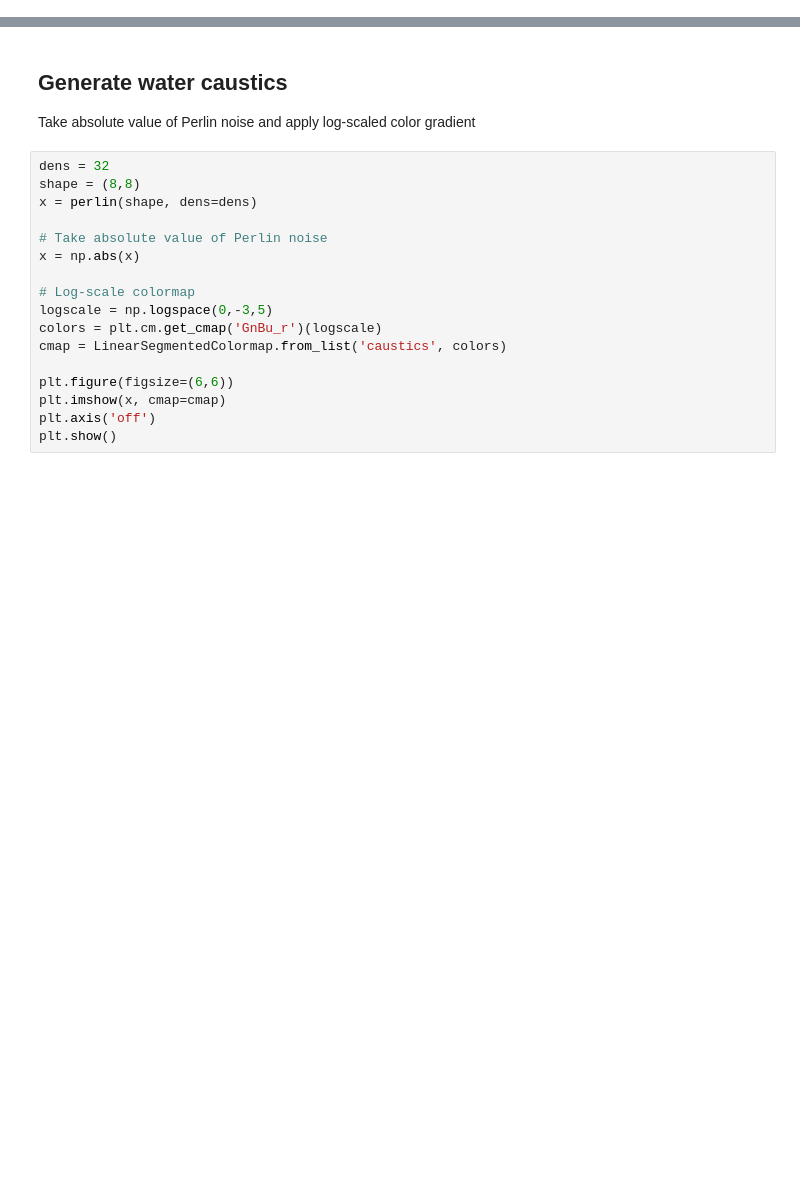
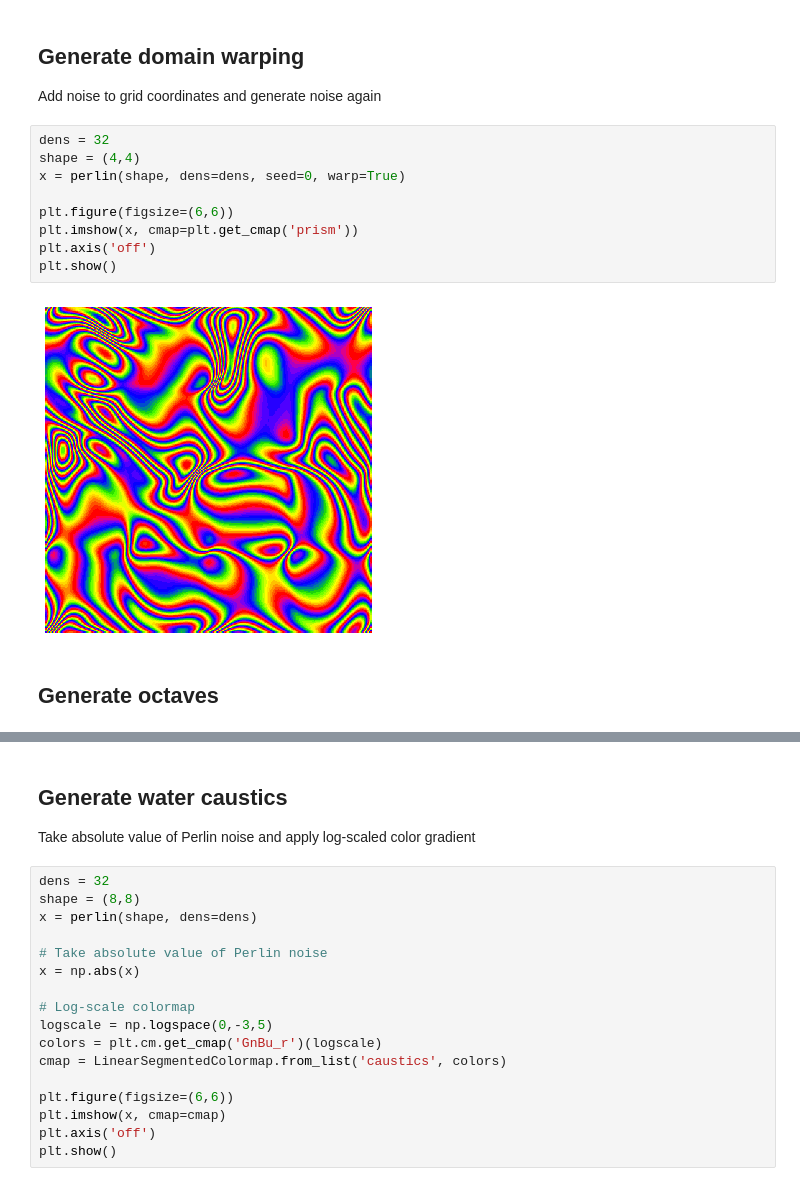
Before and after one commit to timpyrkov/pythonperlin, a Jupyter notebook: docs/notebook/example.ipynb, the cells around one changed output, grey strips where cells are left out. Drawn from its saved outputs; the diff is of its cells as text; blank space fills up the shorter version.

```diff
--- a/docs/notebook/example.ipynb
+++ b/docs/notebook/example.ipynb
@@ -8 +27,18 @@ from pythonperlin import perlin
+# %% [markdown]
+## Generate domain warping
+
+Add noise to grid coordinates and generate noise again
+# %%
+dens = 32
+shape = (4,4)
+x = perlin(shape, dens=dens, seed=0, warp=True)
+
+plt.figure(figsize=(6,6))
+plt.imshow(x, cmap=plt.get_cmap('prism'))
+plt.axis('off')
+plt.show()
+# %% [output]
+[figure, added]
+# %% [markdown]
+## Generate octaves
 # %%
```
Also changed, not shown: parts of 9 cells of this notebook.
